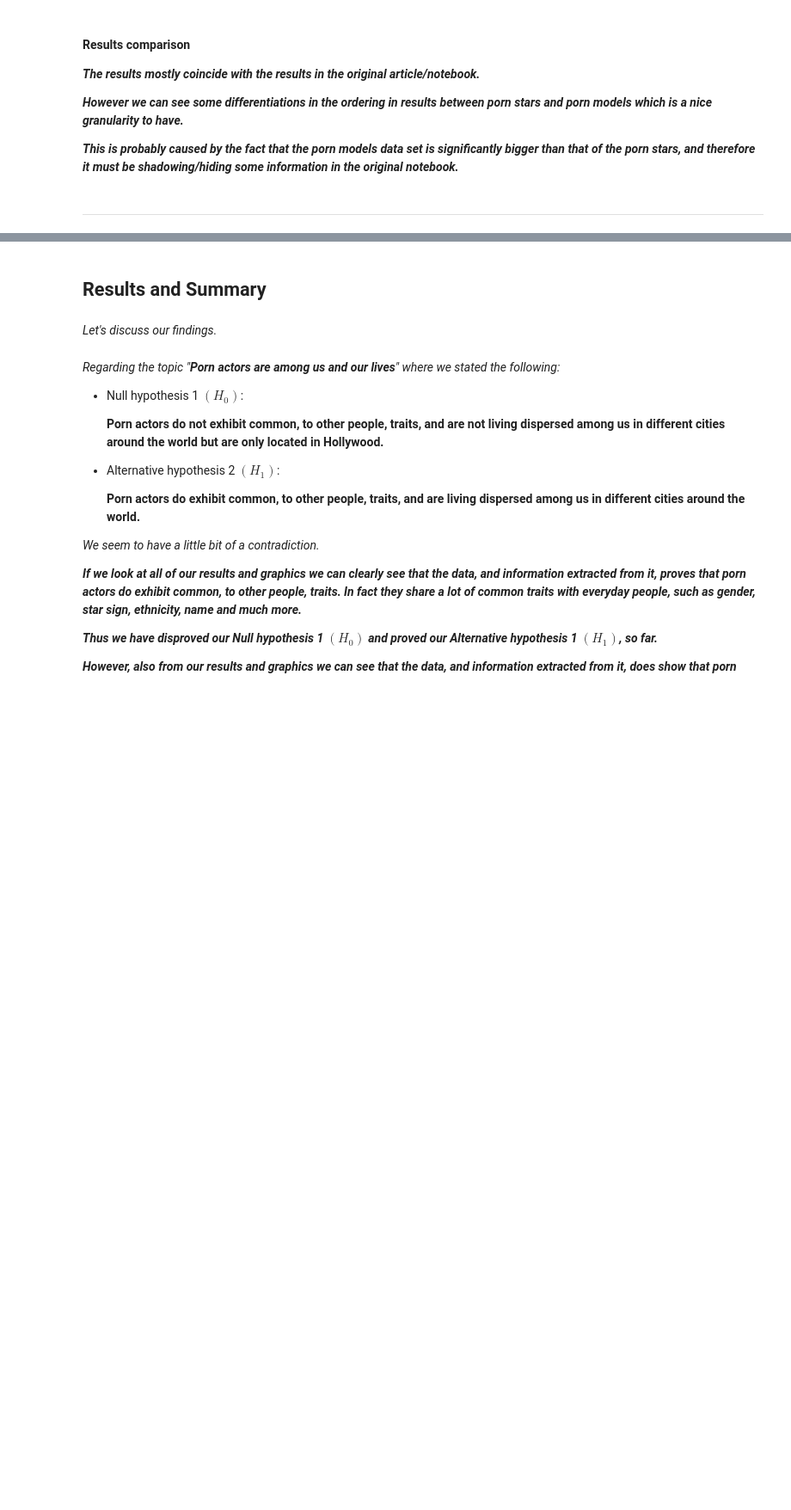
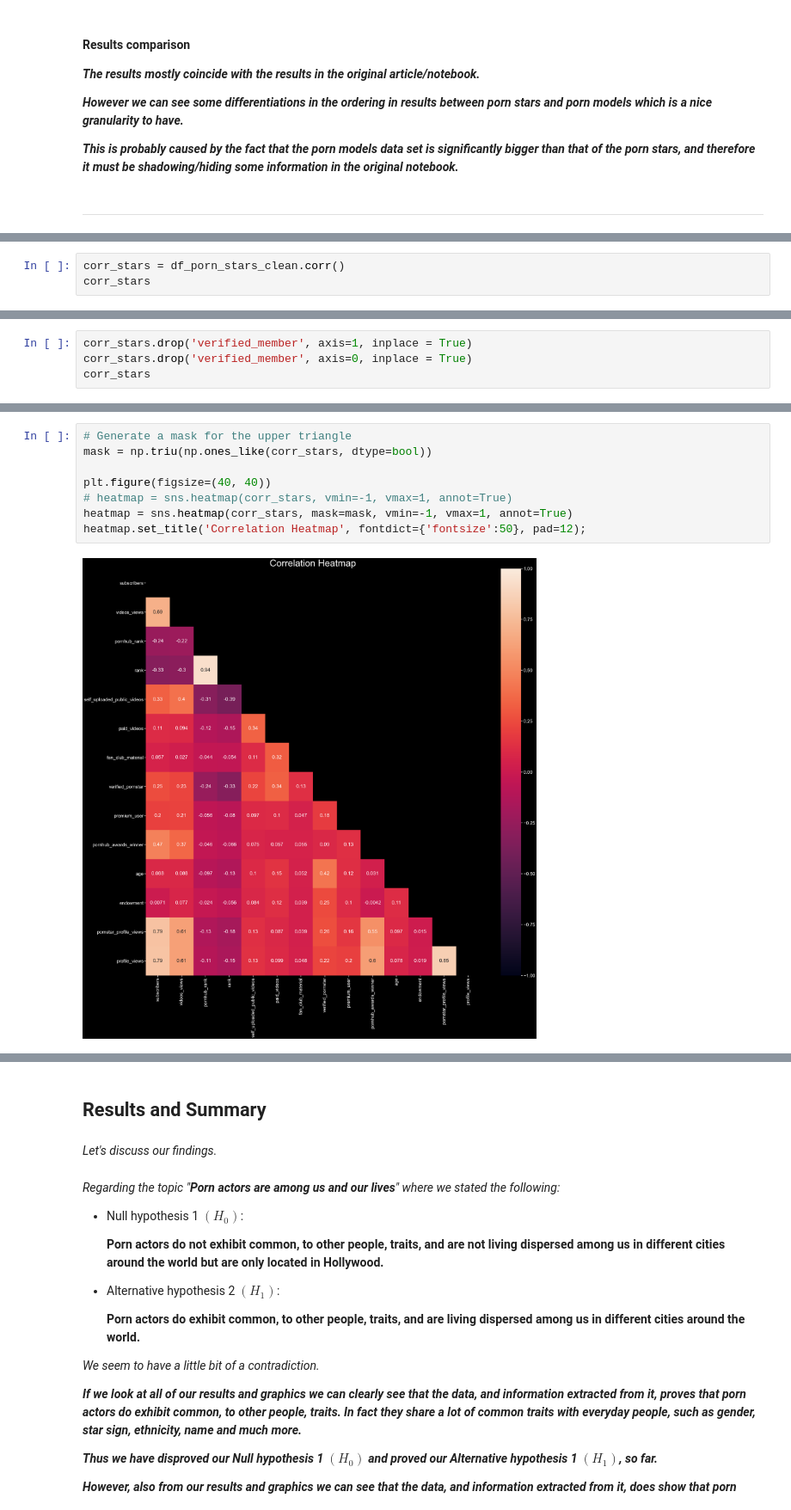
Before and after one commit to atkuzmanov/softuni-ai-datascience-2021-project-repo, a Jupyter notebook: softuni ai datascience 2021 project - atanas kuzmanov - atkuzmanov - 1.ipynb, the cells around one changed output, grey strips where cells are left out. Shown at 86% size. Saved outputs shown, nothing was run; the diff lists cells and outputs as text; blank space fills up the shorter version.

```diff
--- a/softuni ai datascience 2021 project - atanas kuzmanov - atkuzmanov - 1.ipynb
+++ b/softuni ai datascience 2021 project - atanas kuzmanov - atkuzmanov - 1.ipynb
@@ -3178,0 +3183,3 @@ _**This is probably caused by the fact that the porn models data set is signific
+# %%
+corr_stars = df_porn_stars_clean.corr()
+corr_stars
@@ -3178,0 +3203,4 @@ _**This is probably caused by the fact that the porn models data set is signific
+# %%
+corr_stars.drop('verified_member', axis=1, inplace = True)
+corr_stars.drop('verified_member', axis=0, inplace = True)
+corr_stars
@@ -3178,0 +3223,10 @@ _**This is probably caused by the fact that the porn models data set is signific
+# %%
+# Generate a mask for the upper triangle
+mask = np.triu(np.ones_like(corr_stars, dtype=bool))
+
+plt.figure(figsize=(40, 40))
+# heatmap = sns.heatmap(corr_stars, vmin=-1, vmax=1, annot=True)
+heatmap = sns.heatmap(corr_stars, mask=mask, vmin=-1, vmax=1, annot=True)
+heatmap.set_title('Correlation Heatmap', fontdict={'fontsize':50}, pad=12);
+# %% [output]
+[figure, added]
```
Also changed, not shown: parts of 7 cells of this notebook.
